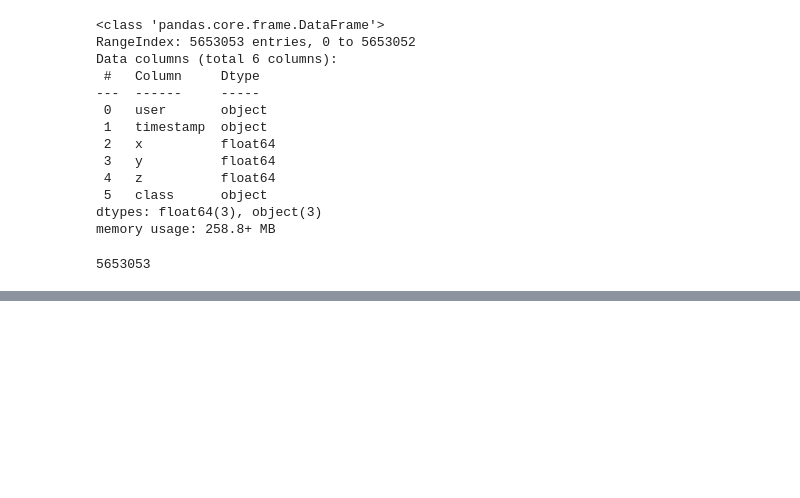
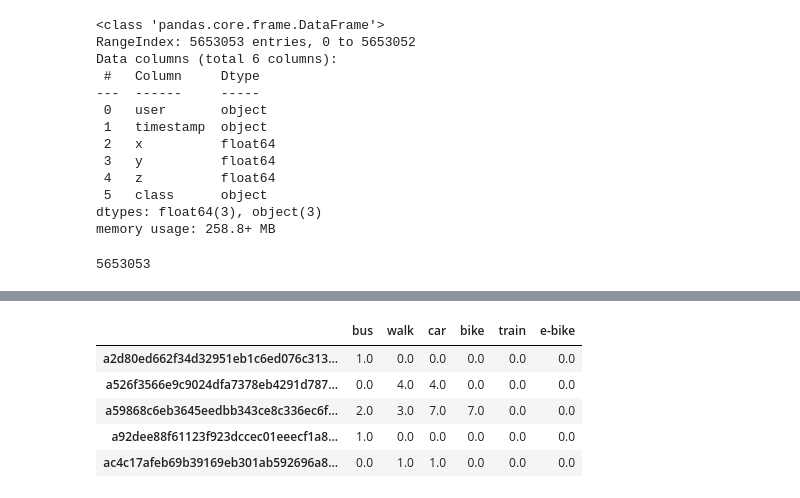
Before and after one commit to Vineet2107/ML-for-Civil-Engineering-CE784A-, a Jupyter notebook: Assignment2_TMD_CE784.ipynb, the cells around one changed output, grey strips where cells are left out. Drawn from its saved outputs; the diff is of its cells as text; code cells hidden in the pictures; blank space fills up the shorter version.

```diff
--- a/Assignment2_TMD_CE784.ipynb
+++ b/Assignment2_TMD_CE784.ipynb
@@ -104,0 +125,20 @@ df.head()
+# %%
+rows_len = len(df['user'].unique())
+col_len = len(df['class'].unique())
+# %%
+num_seq = np.zeros((rows_len, col_len))
+# %%
+df_num_seq = pd.DataFrame(num_seq, index = rows,columns=col)
+# %%
+for i in range(len(df['seq_c'])):
+  if df['seq_c'][i] == 1:
+    df_num_seq.loc[df['user'][i], df['class'][i]] +=1
+# %%
+df_num_seq.head()
+# %% [output]
+|  | bus | walk | car | bike | train | e-bike |
+| a2d80ed662f34d32951eb1c6ed076c313... | 1.0 | 0.0 | 0.0 | 0.0 | 0.0 | 0.0 |
+| a526f3566e9c9024dfa7378eb4291d787... | 0.0 | 4.0 | 4.0 | 0.0 | 0.0 | 0.0 |
+| a59868c6eb3645eedbb343ce8c336ec6f... | 2.0 | 3.0 | 7.0 | 7.0 | 0.0 | 0.0 |
+| a92dee88f61123f923dccec01eeecf1a8... | 1.0 | 0.0 | 0.0 | 0.0 | 0.0 | 0.0 |
+| ac4c17afeb69b39169eb301ab592696a8... | 0.0 | 1.0 | 1.0 | 0.0 | 0.0 | 0.0 |
```
Also changed, not shown: parts of 9 cells of this notebook.
